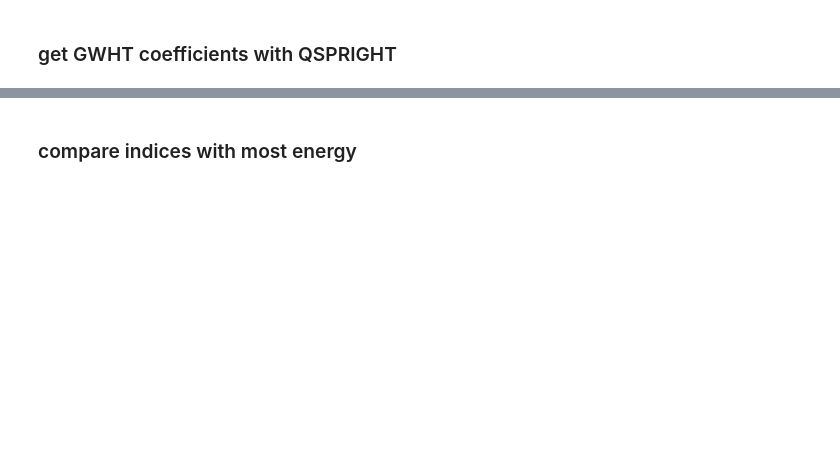
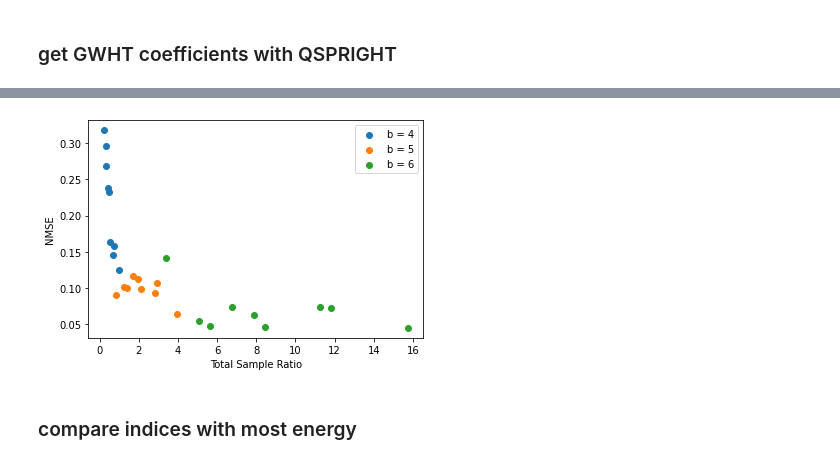
Before and after one commit to basics-lab/qsft, a Jupyter notebook: rna-exp/gwht-rna-data.ipynb, the cells around one changed output, grey strips where cells are left out. Saved outputs shown, nothing was run; the diff lists cells and outputs as text; code cells hidden in the pictures; blank space fills up the shorter version.

```diff
--- a/rna-exp/gwht-rna-data.ipynb
+++ b/rna-exp/gwht-rna-data.ipynb
@@ -96,14 +186,16 @@ plt.show()
 # %%
 for i, b in enumerate(b_list):
-    s_values = np.mean(sample_ratios[:, i], axis=0).flatten()
-    mse_values =  np.mean(nmse[:, i], axis=0).flatten()
+    s_values = np.mean(sample_ratios[:, :, i, :], axis=-1).flatten()
+    mse_values =  np.mean(nmses[:, :, i, :], axis=-1).flatten()
 
     plt.scatter(s_values, mse_values, label = "b = {}".format(b))
 
 plt.xlabel('Total Sample Ratio')
 plt.ylabel('NMSE')
 plt.legend()
 plt.show()
+# %% [output]
+[figure, added]
 # %% [markdown]
 ### compare indices with most energy
 # %%
```
Also changed, not shown: parts of 13 cells of this notebook, 5 other files.
